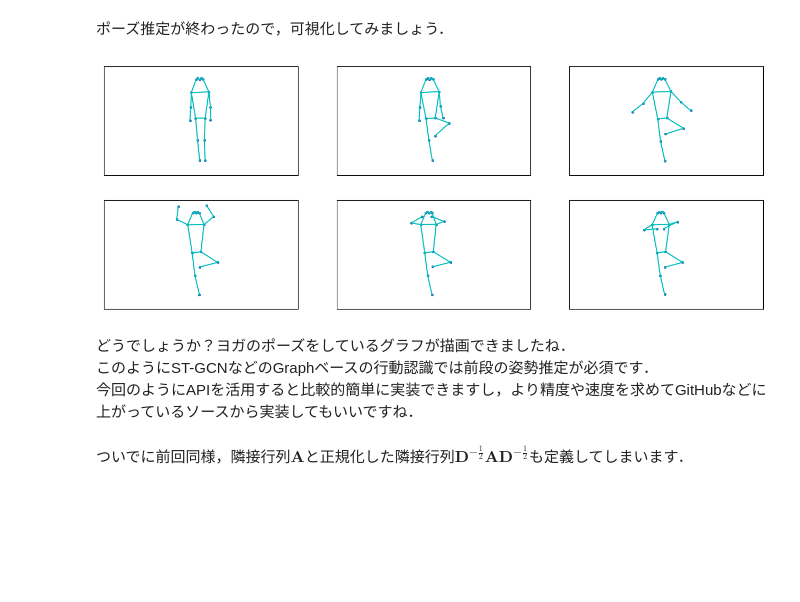
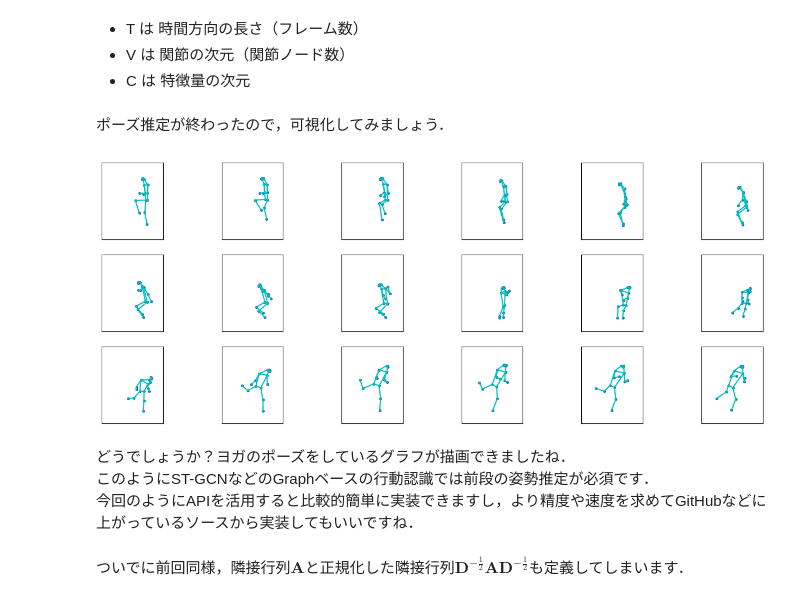
Before and after one commit to NyoRyorN/Graph-Convolutional-Network-Lesson, a Jupyter notebook: ipynb/spatial-temporal-graph-convolutional-network.ipynb, the cells around one changed output. Cells and saved outputs as stored; diff of their text form; code cells hidden in the pictures; blank space fills up the shorter version.

```diff
--- a/ipynb/spatial-temporal-graph-convolutional-network.ipynb
+++ b/ipynb/spatial-temporal-graph-convolutional-network.ipynb
@@ -57,21 +77,24 @@ def make_spatial_feature_mx(hand_landmarks, width, height):
     return spatial_mx   # shape (V, C)
 
 # videoの読み込み
-cap = cv2.VideoCapture("asset/spatial-temporal-graph-convolutional-network/video.mp4")
+cap = cv2.VideoCapture("asset/slow-Ohtake.mp4")
 fps = cap.get(cv2.CAP_PROP_FPS)
 width = cap.get(cv2.CAP_PROP_FRAME_WIDTH)
 height = cap.get(cv2.CAP_PROP_FRAME_HEIGHT)
+print(f"fps: {fps}, width: {width}, height: {height}")
 
 X = []
 #pose推定の設定
 mp_pose = mp.solutions.pose
+print(mp_pose.Pose)
+
 with mp_pose.Pose(
     min_detection_confidence=0.5,
     min_tracking_confidence=0.5) as pose:
 
     idx = 0
     while True:
-        cap.set(cv2.CAP_PROP_POS_FRAMES, idx * fps) # 動きがわかりやすいように1秒ごと取得
+        cap.set(cv2.CAP_PROP_POS_FRAMES, idx * fps) # 動きがわかりやすいように1フレームごとに取得
         success, image = cap.read()
         if not success:
             break
@@ -79,6 +102,7 @@ with mp_pose.Pose(
         image.flags.writeable = False
         image = cv2.cvtColor(image, cv2.COLOR_BGR2RGB)
         results = pose.process(image)
+        print(f"frame: {idx}, pose_landmarks: {results.pose_landmarks}")
 
         X_t = make_spatial_feature_mx(results.pose_landmarks, width, height)    # 各フレームでの特徴行列を作成
         X.append(X_t)   # 時間方向に追加する
@@ -91,27 +150,31 @@ X.shape # T V C
+# %% [markdown]
+- T は 時間方向の長さ（フレーム数）
+- V は 関節の次元（関節ノード数）
+- C は 特徴量の次元
 # %% [markdown]
 ポーズ推定が終わったので，可視化してみましょう．
 # %%
 %matplotlib inline
 from matplotlib import pyplot as plt
 
-fig, ax = plt.subplots(2, 3, figsize=(16.0, 6.0) )
-for i in range(6):
-    r = i // 3
-    c = i % 3
+fig, ax = plt.subplots(3, 6, figsize=(16.0, 6.0) )
+for i in range(18):
+    r = i // 6
+    c = i % 6
     # エッジを描画
     for e in E:
         ax[r,c].plot([X[i, e[0], 0], X[i, e[1], 0]], [X[i, e[0], 1], X[i, e[1], 1]], "c")
     # ノードを描画
     ax[r,c].scatter(X[i, :, 0], X[i, :, 1], s=7)
     # その他設定
     ax[r,c].set_xlim([0, width])
     ax[r,c].set_ylim([0, height])
     ax[r,c].set_aspect('equal', 'box')
     ax[r,c].set_xticks([])
     ax[r,c].set_yticks([])
     ax[r,c].invert_yaxis()
 # %% [output]
-[figure, old version]
+[figure, new version]
 # %% [markdown]
 どうでしょうか？ヨガのポーズをしているグラフが描画できましたね．<br>
 このようにST-GCNなどのGraphベースの行動認識では前段の姿勢推定が必須です．<br>
```
Also changed, not shown: parts of 5 cells of this notebook, 5 other files.
